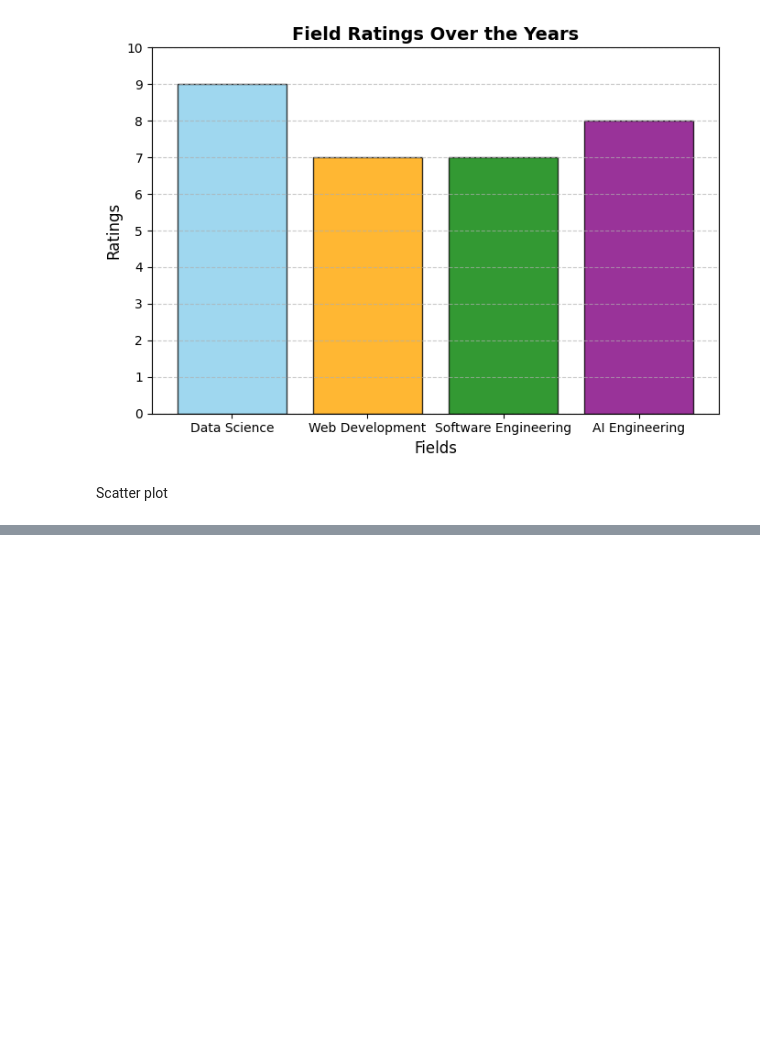
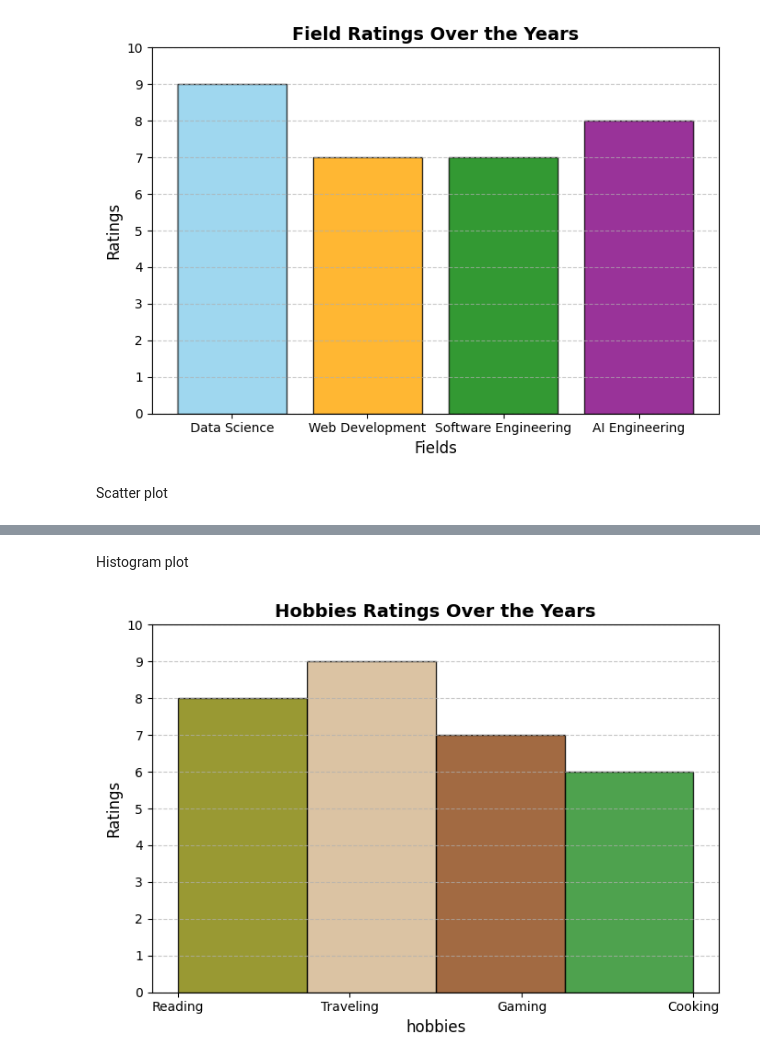
Before and after one commit to Razakhan143/demo, a Jupyter notebook: matplot lib .ipynb, the cells around one changed output, grey strips where cells are left out. Cells and saved outputs as stored; diff of their text form; code cells hidden in the pictures; blank space fills up the shorter version.

```diff
--- a/matplot lib .ipynb
+++ b/matplot lib .ipynb
@@ -75,0 +76,23 @@ plt.show()
+# %% [markdown]
+Histogram plot
+# %%
+labels = [["Reading"]*8, ["Traveling"]*9, ["Gaming"]*7, ["Cooking"]*6]
+# Create the bar chart
+plt.figure(figsize=(7, 5))
+
+plt.hist(labels,bins=1,color=['olive', 'tan', 'saddlebrown', 'forestgreen'], alpha=0.8, edgecolor='black',rwidth=100,align="mid")
+
+# Add titles and labels
+plt.title("Hobbies Ratings Over the Years", fontsize=14, fontweight='bold')
+plt.xlabel("hobbies", fontsize=12)
+plt.ylabel("Ratings", fontsize=12)
+
+plt.yticks(np.arange(0,11))
+# Add gridlines for better readability
+plt.grid(axis='y', linestyle='--', alpha=0.7)
+
+# Display the chart
+plt.tight_layout()  # Adjust layout to avoid clipping
+plt.show()
+# %% [output]
+[figure, added]
```
Also changed, not shown: parts of 1 cell of this notebook.
